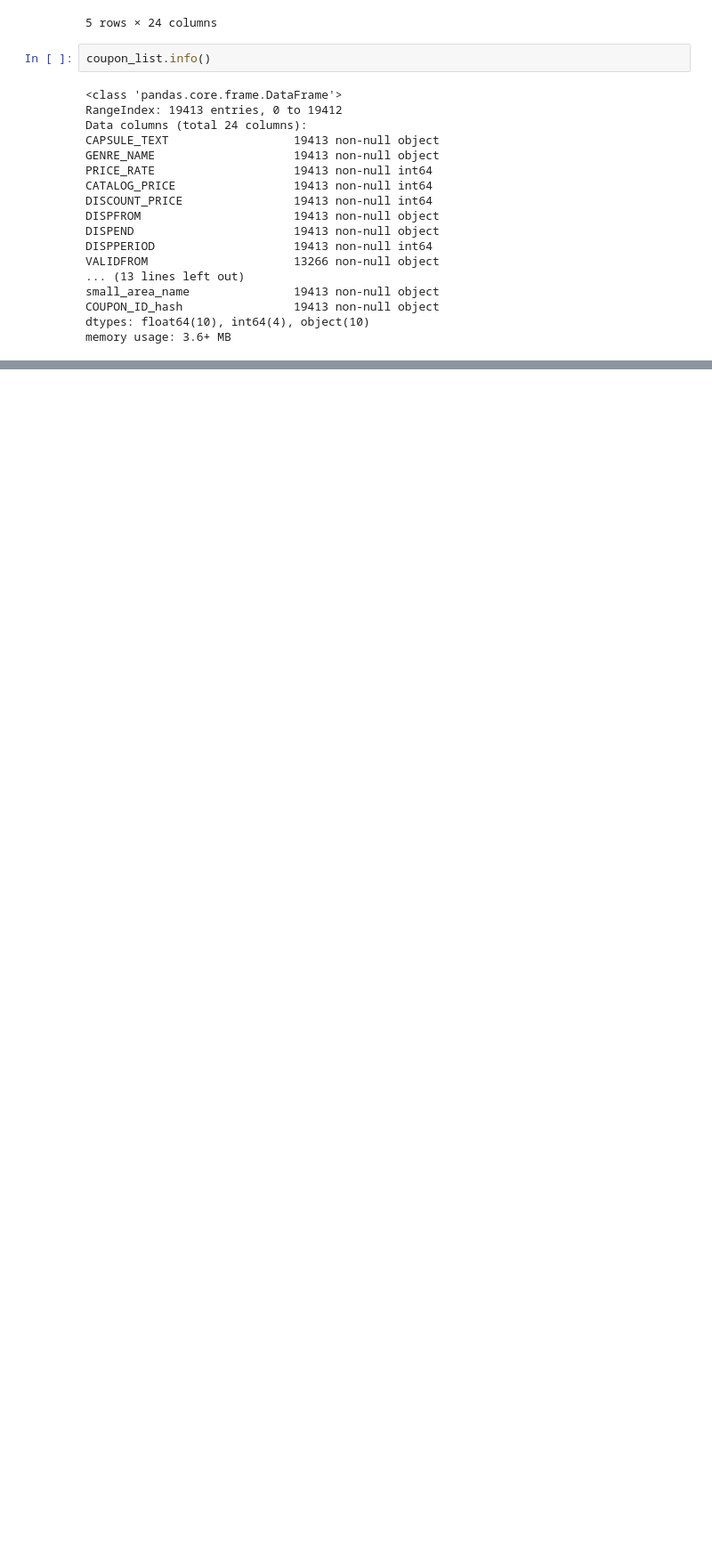
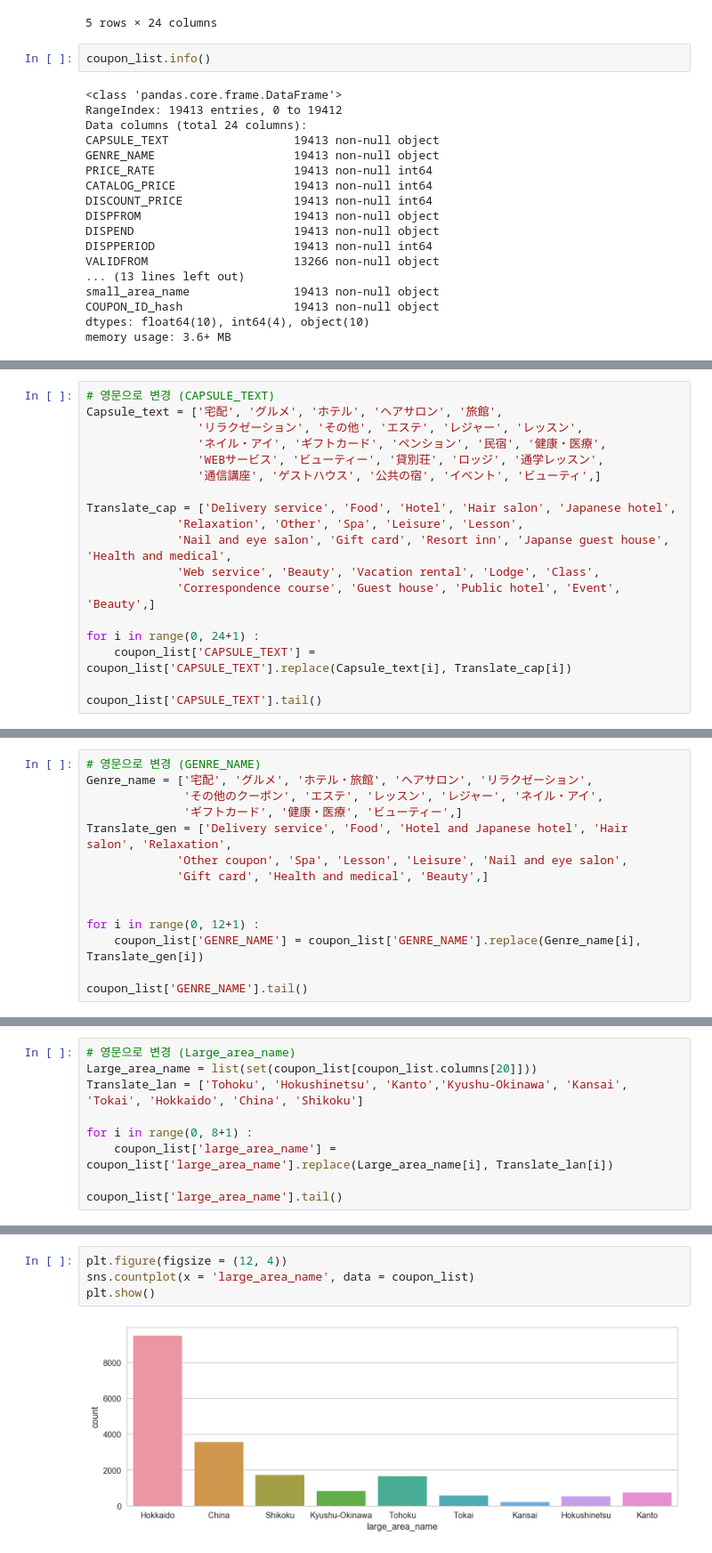
Before and after one commit to JoonSeongLee/dss7-coupon, a Jupyter notebook: si/EDA.ipynb, the cells around one changed output, grey strips where cells are left out. Shown at 89% size. Drawn from its saved outputs; the diff is of its cells as text; blank space fills up the shorter version.

```diff
--- a/si/EDA.ipynb
+++ b/si/EDA.ipynb
@@ -235,3 +289,21 @@ coupon_list.describe()
 | 50% | 53.000000 | 6500.000000 | 2750.000000 | 3.000000 | 128.000000 | 1.000000 | 1.000000 | ... |
 | 75% | 65.000000 | 13650.000000 | 4800.000000 | 4.000000 | 177.000000 | 1.000000 | 1.000000 | ... |
 | max | 100.000000 | 680000.000000 | 100000.000000 | 36.000000 | 179.000000 | 2.000000 | 2.000000 | ... |
+# %%
+# 영문으로 변경 (CAPSULE_TEXT)
+Capsule_text = ['宅配', 'グルメ', 'ホテル', 'ヘアサロン', '旅館',
+                'リラクゼーション', 'その他', 'エステ', 'レジャー', 'レッスン',
+                'ネイル・アイ', 'ギフトカード', 'ペンション', '民宿', '健康・医療',
+                'WEBサービス', 'ビューティー', '貸別荘', 'ロッジ', '通学レッスン',
+                '通信講座', 'ゲストハウス', '公共の宿', 'イベント', 'ビューティ',]
+
+Translate_cap = ['Delivery service', 'Food', 'Hotel', 'Hair salon', 'Japanese hotel',
+             'Relaxation', 'Other', 'Spa', 'Leisure', 'Lesson',
+             'Nail and eye salon', 'Gift card', 'Resort inn', 'Japanse guest house', 'Health and medical',
+             'Web service', 'Beauty', 'Vacation rental', 'Lodge', 'Class',
+             'Correspondence course', 'Guest house', 'Public hotel', 'Event', 'Beauty',]
+
+for i in range(0, 24+1) :
+    coupon_list['CAPSULE_TEXT'] = coupon_list['CAPSULE_TEXT'].replace(Capsule_text[i], Translate_cap[i])
+
+coupon_list['CAPSULE_TEXT'].tail()
@@ -237,0 +317,14 @@ coupon_list.describe()
+# %%
+# 영문으로 변경 (GENRE_NAME)
+Genre_name = ['宅配', 'グルメ', 'ホテル・旅館', 'ヘアサロン', 'リラクゼーション',
+              'その他のクーポン', 'エステ', 'レッスン', 'レジャー', 'ネイル・アイ',
+              'ギフトカード', '健康・医療', 'ビューティー',]
+Translate_gen = ['Delivery service', 'Food', 'Hotel and Japanese hotel', 'Hair salon', 'Relaxation',
+             'Other coupon', 'Spa', 'Lesson', 'Leisure', 'Nail and eye salon',
+             'Gift card', 'Health and medical', 'Beauty',]
+
+
+for i in range(0, 12+1) :
+    coupon_list['GENRE_NAME'] = coupon_list['GENRE_NAME'].replace(Genre_name[i], Translate_gen[i])
+
+coupon_list['GENRE_NAME'].tail()
@@ -237,0 +338,9 @@ coupon_list.describe()
+# %%
+# 영문으로 변경 (Large_area_name)
+Large_area_name = list(set(coupon_list[coupon_list.columns[20]]))
+Translate_lan = ['Tohoku', 'Hokushinetsu', 'Kanto','Kyushu-Okinawa', 'Kansai', 'Tokai', 'Hokkaido', 'China', 'Shikoku']
+
+for i in range(0, 8+1) :
+    coupon_list['large_area_name'] = coupon_list['large_area_name'].replace(Large_area_name[i], Translate_lan[i])
+
+coupon_list['large_area_name'].tail()
@@ -237,0 +380,6 @@ coupon_list.describe()
+# %%
+plt.figure(figsize = (12, 4))
+sns.countplot(x = 'large_area_name', data = coupon_list)
+plt.show()
+# %% [output]
+[figure, added]
```
Also changed, not shown: parts of 27 cells of this notebook.
